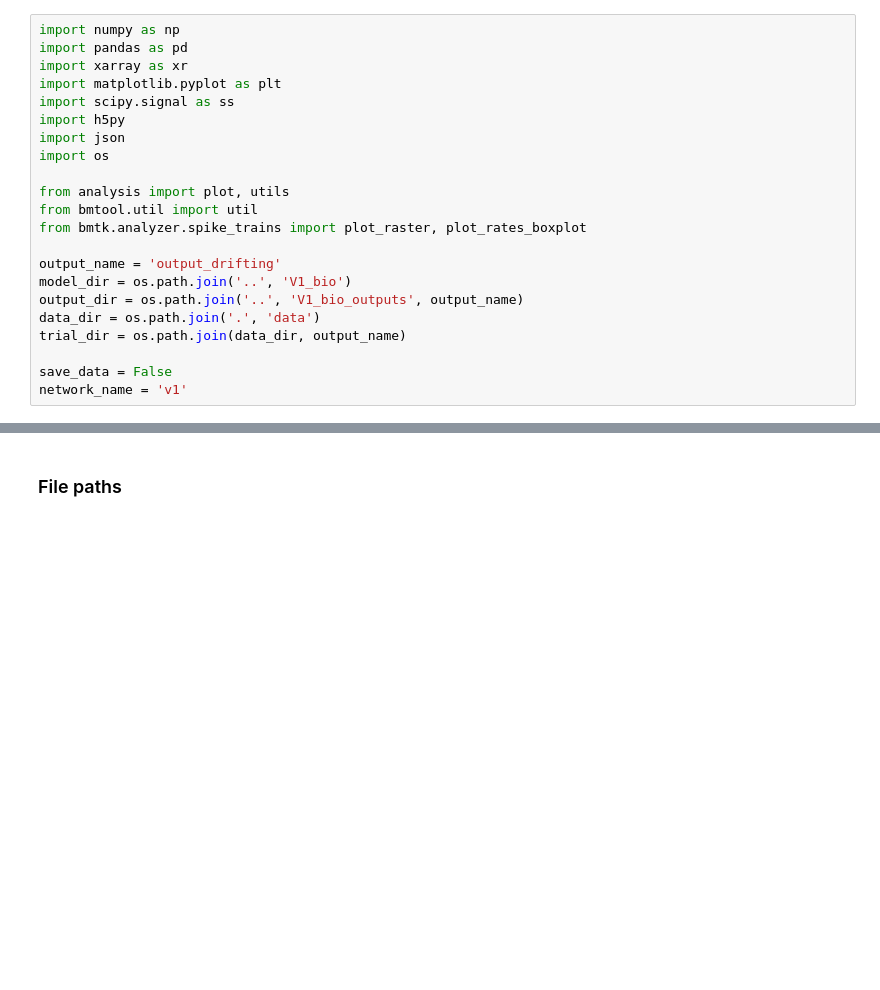
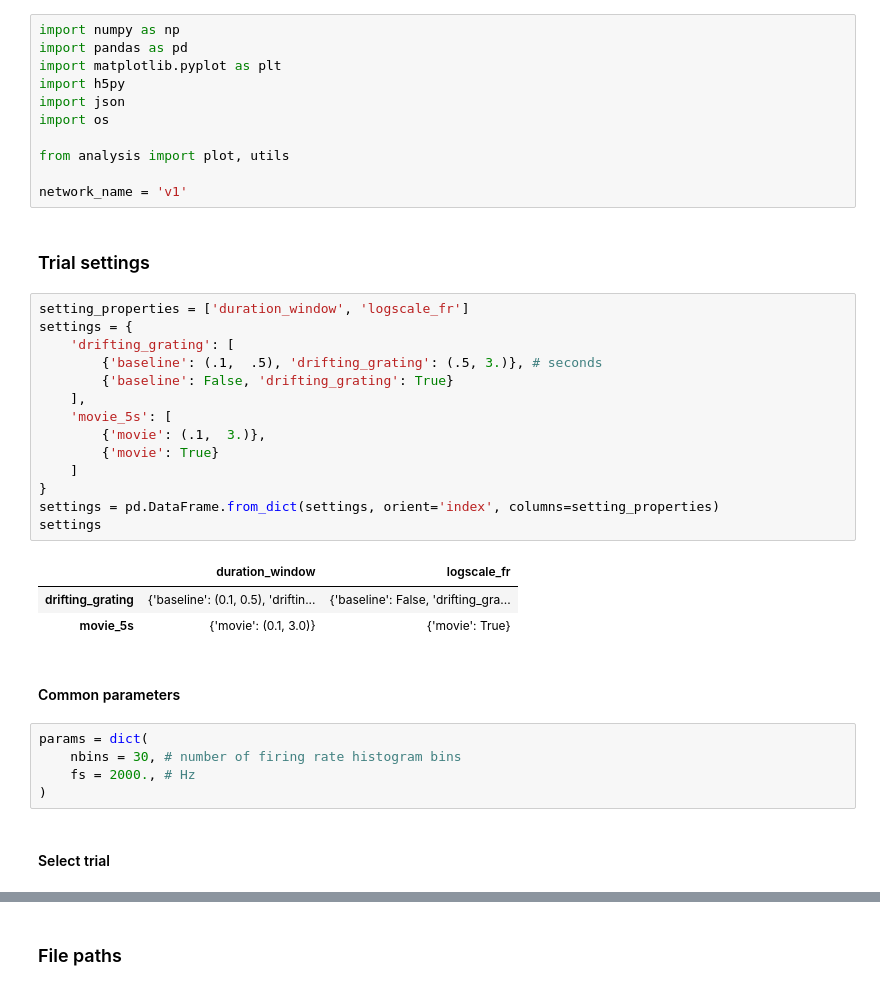
Before and after one commit to chenziao/Analyzing_Allen_V1_Model, a Jupyter notebook: spikes.ipynb, the cells around one changed output, grey strips where cells are left out. Drawn from its saved outputs; the diff is of its cells as text; blank space fills up the shorter version.

```diff
--- a/spikes_drifting_grating.ipynb
+++ b/spikes.ipynb
@@ -1,22 +1,40 @@
 # %%
 import numpy as np
 import pandas as pd
-import xarray as xr
 import matplotlib.pyplot as plt
-import scipy.signal as ss
 import h5py
 import json
 import os
 
 from analysis import plot, utils
-from bmtool.util import util
-from bmtk.analyzer.spike_trains import plot_raster, plot_rates_boxplot
 
-output_name = 'output_drifting'
-model_dir = os.path.join('..', 'V1_bio')
-output_dir = os.path.join('..', 'V1_bio_outputs', output_name)
-data_dir = os.path.join('.', 'data')
-trial_dir = os.path.join(data_dir, output_name)
-
-save_data = False
 network_name = 'v1'
+# %% [markdown]
+### Trial settings
+# %%
+setting_properties = ['duration_window', 'logscale_fr']
+settings = {
+    'drifting_grating': [
+        {'baseline': (.1,  .5), 'drifting_grating': (.5, 3.)}, # seconds
+        {'baseline': False, 'drifting_grating': True}
+    ],
+    'movie_5s': [
+        {'movie': (.1,  3.)},
+        {'movie': True}
+    ]
+}
+settings = pd.DataFrame.from_dict(settings, orient='index', columns=setting_properties)
+settings
+# %% [output]
+|  | duration_window | logscale_fr |
+| drifting_grating | {'baseline': (0.1, 0.5), 'driftin... | {'baseline': False, 'drifting_gra... |
+| movie_5s | {'movie': (0.1, 3.0)} | {'movie': True} |
+# %% [markdown]
+#### Common parameters
+# %%
+params = dict(
+    nbins = 30, # number of firing rate histogram bins
+    fs = 2000., # Hz
+)
+# %% [markdown]
+#### Select trial
```
Also changed, not shown: parts of 16 cells of this notebook, 4 other files.
